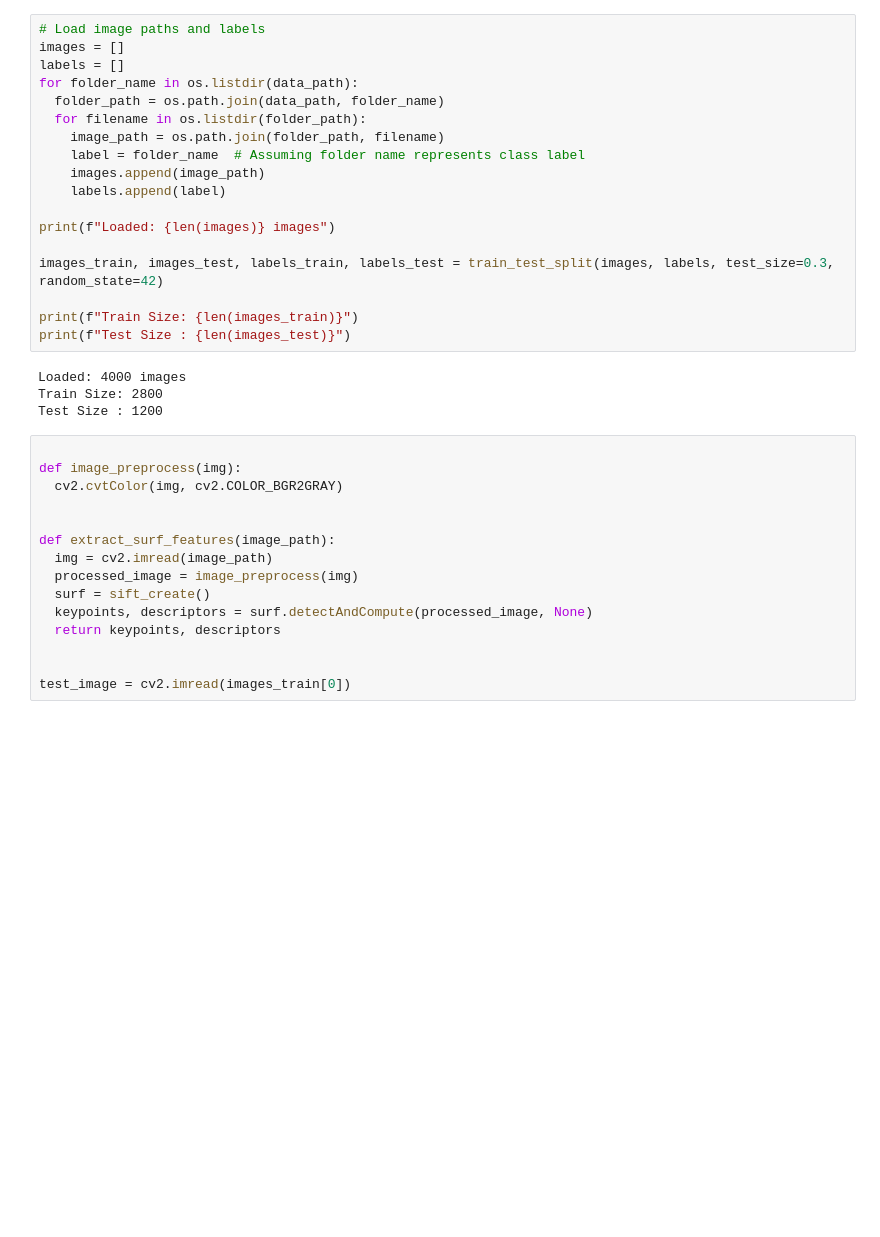
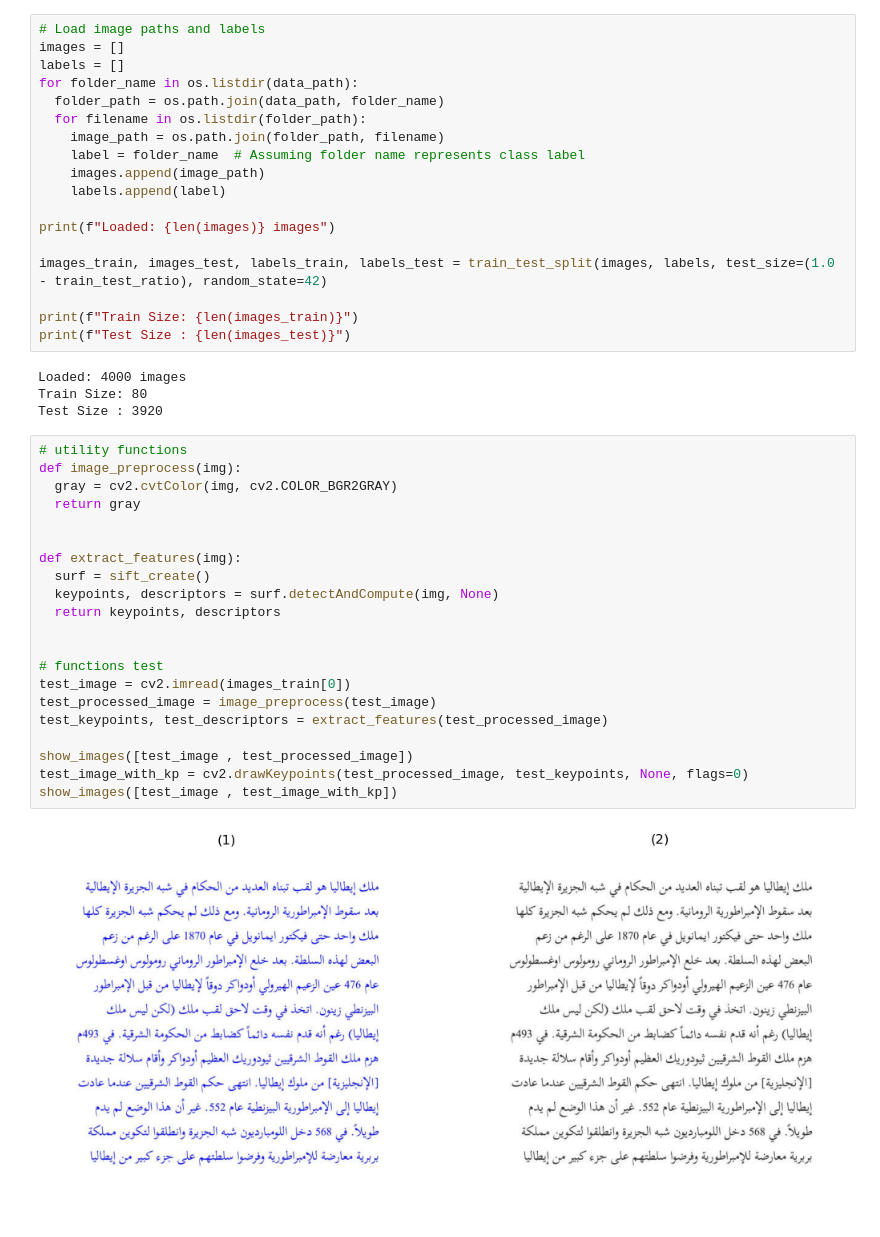
Before and after one commit to AbdoWise-z/Arabic-Font-Type-Detector, a Jupyter notebook: project.ipynb, the cells around one changed output. Saved outputs shown, nothing was run; the diff lists cells and outputs as text; blank space fills up the shorter version.

```diff
--- a/project.ipynb
+++ b/project.ipynb
@@ -30,26 +55,34 @@ for folder_name in os.listdir(data_path):
 
 print(f"Loaded: {len(images)} images")
 
-images_train, images_test, labels_train, labels_test = train_test_split(images, labels, test_size=0.3, random_state=42)
+images_train, images_test, labels_train, labels_test = train_test_split(images, labels, test_size=(1.0 - train_test_ratio), random_state=42)
 
 print(f"Train Size: {len(images_train)}")
 print(f"Test Size : {len(images_test)}")
 # %% [output]
 Loaded: 4000 images
-Train Size: 2800
-Test Size : 1200
+Train Size: 80
+Test Size : 3920
 # %%
-
+# utility functions
 def image_preprocess(img):
-  cv2.cvtColor(img, cv2.COLOR_BGR2GRAY)
+  gray = cv2.cvtColor(img, cv2.COLOR_BGR2GRAY)
+  return gray
 
 
-def extract_surf_features(image_path):
-  img = cv2.imread(image_path)
-  processed_image = image_preprocess(img)
+def extract_features(img):
   surf = sift_create()
-  keypoints, descriptors = surf.detectAndCompute(processed_image, None)
+  keypoints, descriptors = surf.detectAndCompute(img, None)
   return keypoints, descriptors
 
 
+# functions test
 test_image = cv2.imread(images_train[0])
+test_processed_image = image_preprocess(test_image)
+test_keypoints, test_descriptors = extract_features(test_processed_image)
+
+show_images([test_image , test_processed_image])
+test_image_with_kp = cv2.drawKeypoints(test_processed_image, test_keypoints, None, flags=0)
+show_images([test_image , test_image_with_kp])
+# %% [output]
+[figure, added]
```
Also changed, not shown: parts of 9 cells of this notebook.
